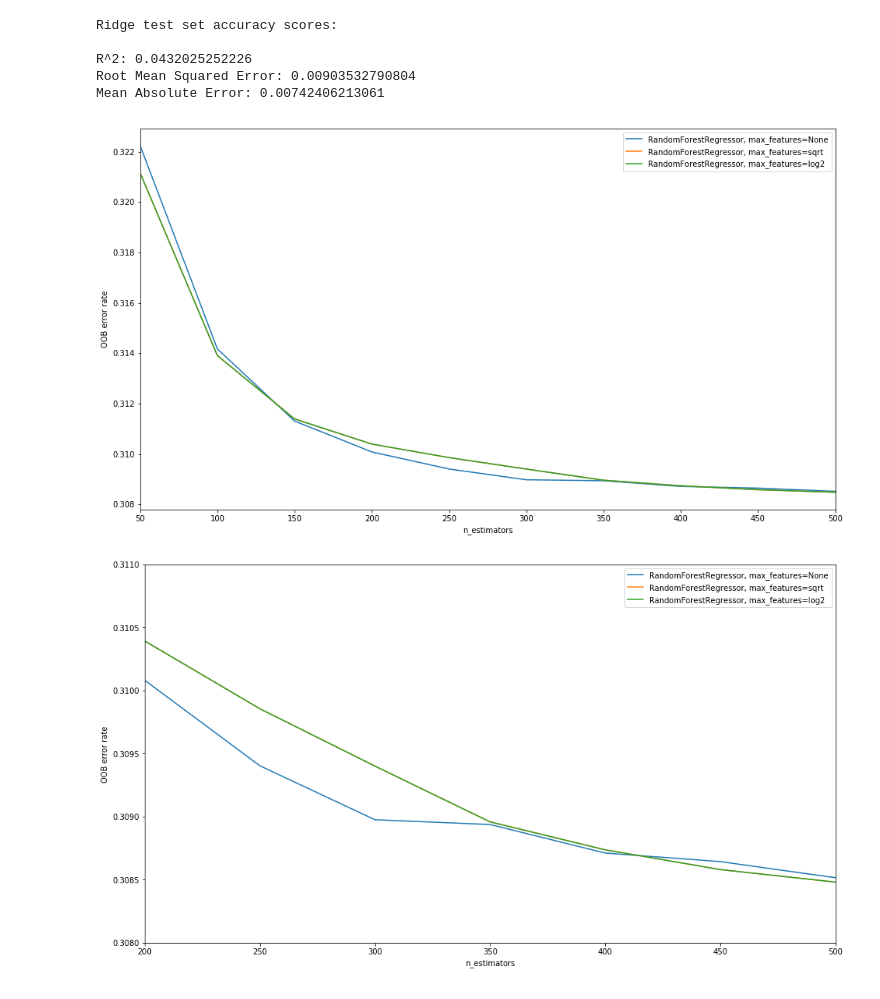
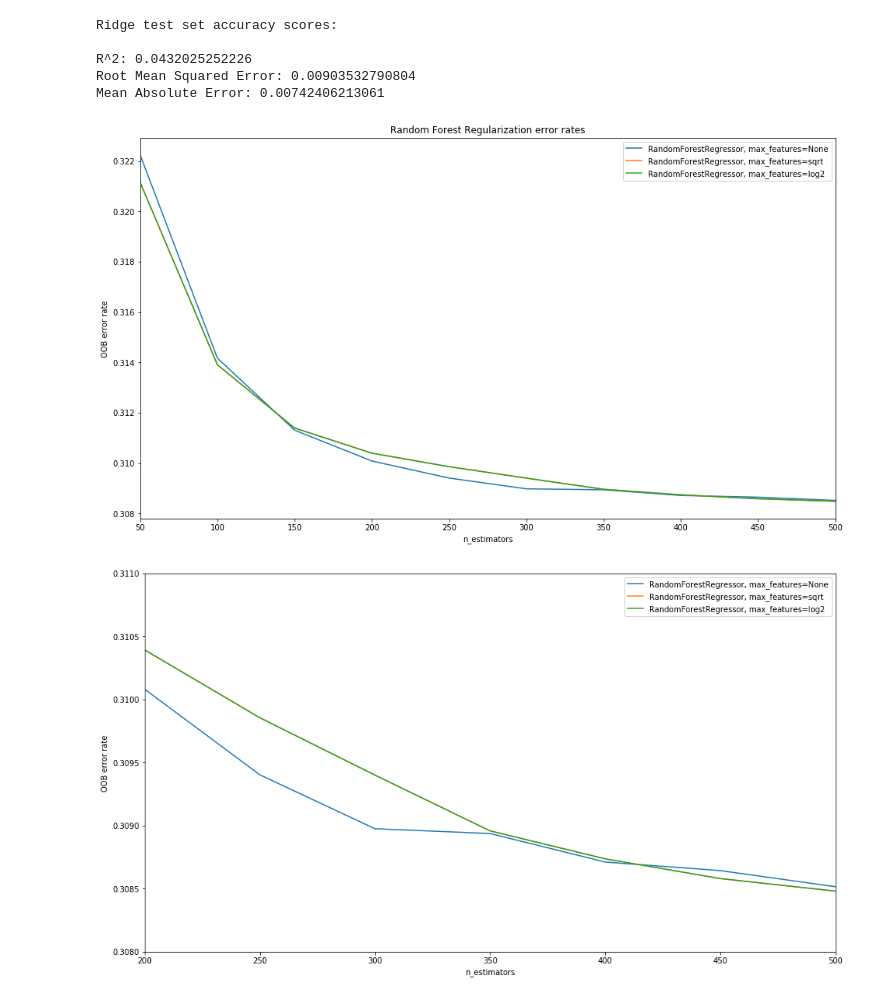
Before and after one commit to fsmahmood/Springboard-Python-Projects, a Jupyter notebook: Air Quality Capstone project/Code and Data/Capstone Machine Learning Analysis.ipynb, the cells around one changed output. Drawn from its saved outputs; the diff is of its cells as text; code cells hidden in the pictures.

```diff
--- a/Air Quality Capstone project/Code and Data/Capstone Machine Learning Analysis.ipynb
+++ b/Air Quality Capstone project/Code and Data/Capstone Machine Learning Analysis.ipynb
@@ -198,34 +197,35 @@ ensemble_regs = [
                                random_state=42))
 
 ]
 
 error_rate = OrderedDict((label, []) for label, _ in ensemble_regs)
 
 # Range of `n_estimators` values to explore.
 min_estimators = 50
 max_estimators = 500
 
 for label, reg in ensemble_regs:
     for i in range(min_estimators, max_estimators + 1, 50):
         reg.set_params(n_estimators=i)
         reg.fit(X_train, y_train)
 
         # Record the OOB error for each `n_estimators=i` setting.
         oob_error = 1 - reg.oob_score_
         error_rate[label].append((i, oob_error))
 
 # Generate the "OOB error rate" vs. "n_estimators" plot.
 for label, reg_err in error_rate.items():
     xs, ys = zip(*reg_err)
     plt.plot(xs, ys, label=label)
 
 _ = plt.xlim(min_estimators, max_estimators)
 _ = plt.xlabel("n_estimators")
 _ = plt.ylabel("OOB error rate")
 _ = plt.legend(loc="upper right")
+_ = plt.title("Random Forest Regularization error rates")
 _ = plt.show()
 # %% [output]
-[figure, old version]
+[figure, new version]
 # %%
 # Generate the "OOB error rate" vs. "n_estimators" plot.
 for label, reg_err in error_rate.items():
```
Also changed, not shown: parts of 20 cells of this notebook.
